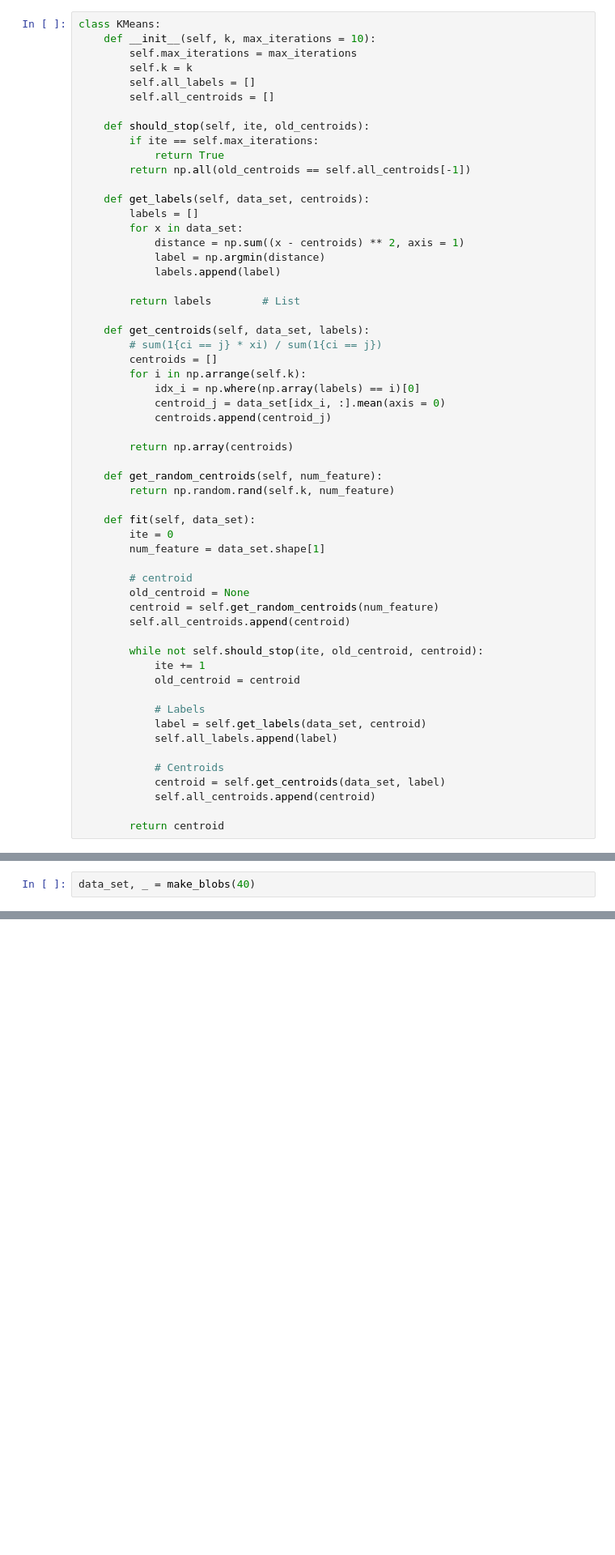
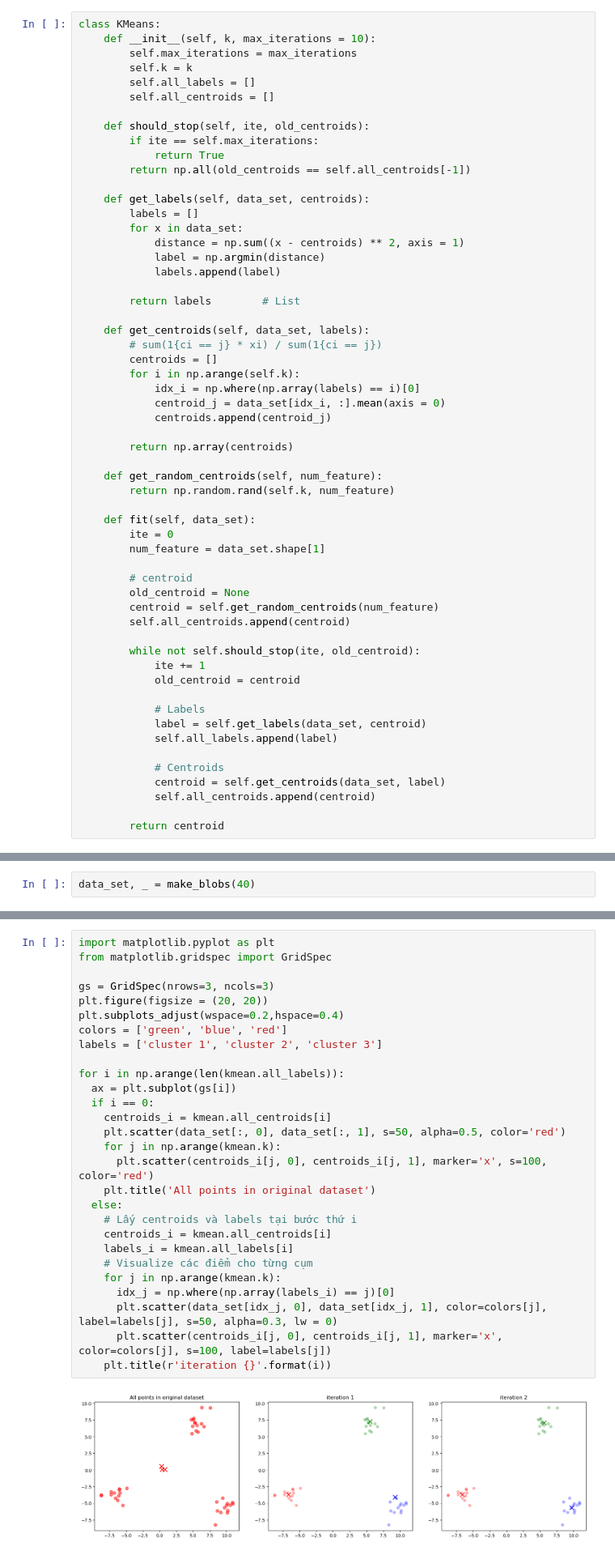
Before and after one commit to nguynlb/DataScience, a Jupyter notebook: MachineLearning/K-means.ipynb, the cells around one changed output, grey strips where cells are left out. Shown at 81% size. Cells and saved outputs as stored; diff of their text form; blank space fills up the shorter version.

```diff
--- a/MachineLearning/K-means.ipynb
+++ b/MachineLearning/K-means.ipynb
@@ -225,7 +225,7 @@ class KMeans:
     def get_centroids(self, data_set, labels):
         # sum(1{ci == j} * xi) / sum(1{ci == j})
         centroids = []
-        for i in np.arrange(self.k):
+        for i in np.arange(self.k):
             idx_i = np.where(np.array(labels) == i)[0]
             centroid_j = data_set[idx_i, :].mean(axis = 0)
             centroids.append(centroid_j)
@@ -244,7 +244,7 @@ class KMeans:
         centroid = self.get_random_centroids(num_feature)
         self.all_centroids.append(centroid)
 
-        while not self.should_stop(ite, old_centroid, centroid):
+        while not self.should_stop(ite, old_centroid):
             ite += 1
             old_centroid = centroid
 
@@ -267,0 +277,30 @@ TypeError: should_stop() takes 3 positional arguments but 4 were given
+# %%
+import matplotlib.pyplot as plt
+from matplotlib.gridspec import GridSpec
+
+gs = GridSpec(nrows=3, ncols=3)
+plt.figure(figsize = (20, 20))
+plt.subplots_adjust(wspace=0.2,hspace=0.4)
+colors = ['green', 'blue', 'red']
+labels = ['cluster 1', 'cluster 2', 'cluster 3']
+
+for i in np.arange(len(kmean.all_labels)):
+  ax = plt.subplot(gs[i])
+  if i == 0:
+    centroids_i = kmean.all_centroids[i]
+    plt.scatter(data_set[:, 0], data_set[:, 1], s=50, alpha=0.5, color='red')
+    for j in np.arange(kmean.k):
+      plt.scatter(centroids_i[j, 0], centroids_i[j, 1], marker='x', s=100, color='red')
+    plt.title('All points in original dataset')
+  else:
+    # Lấy centroids và labels tại bước thứ i
+    centroids_i = kmean.all_centroids[i]
+    labels_i = kmean.all_labels[i]
+    # Visualize các điểm cho từng cụm
+    for j in np.arange(kmean.k):
+      idx_j = np.where(np.array(labels_i) == j)[0]
+      plt.scatter(data_set[idx_j, 0], data_set[idx_j, 1], color=colors[j], label=labels[j], s=50, alpha=0.3, lw = 0)
+      plt.scatter(centroids_i[j, 0], centroids_i[j, 1], marker='x', color=colors[j], s=100, label=labels[j])
+    plt.title(r'iteration {}'.format(i))
+# %% [output]
+[figure, added]
```
Also changed, not shown: parts of 7 cells of this notebook.
